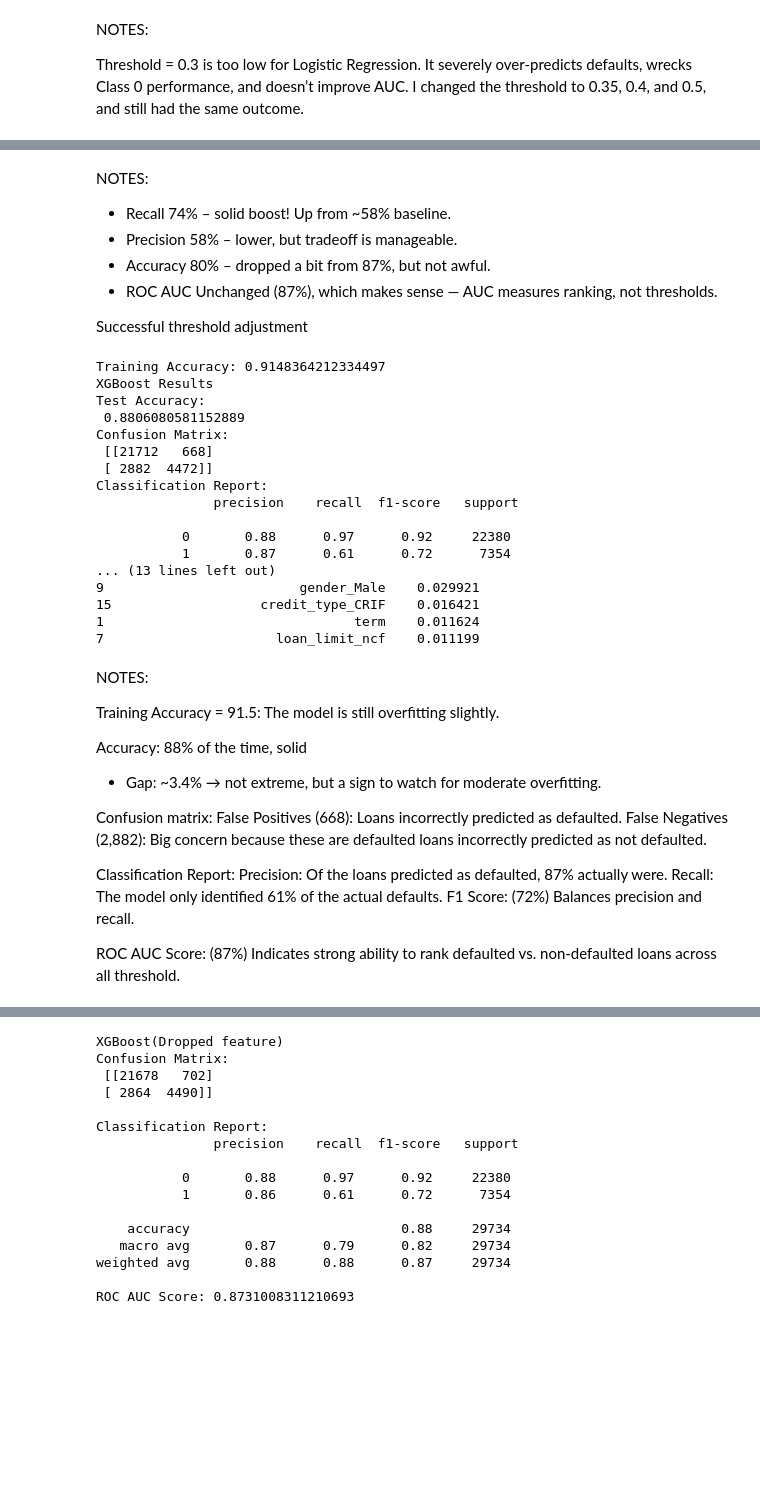
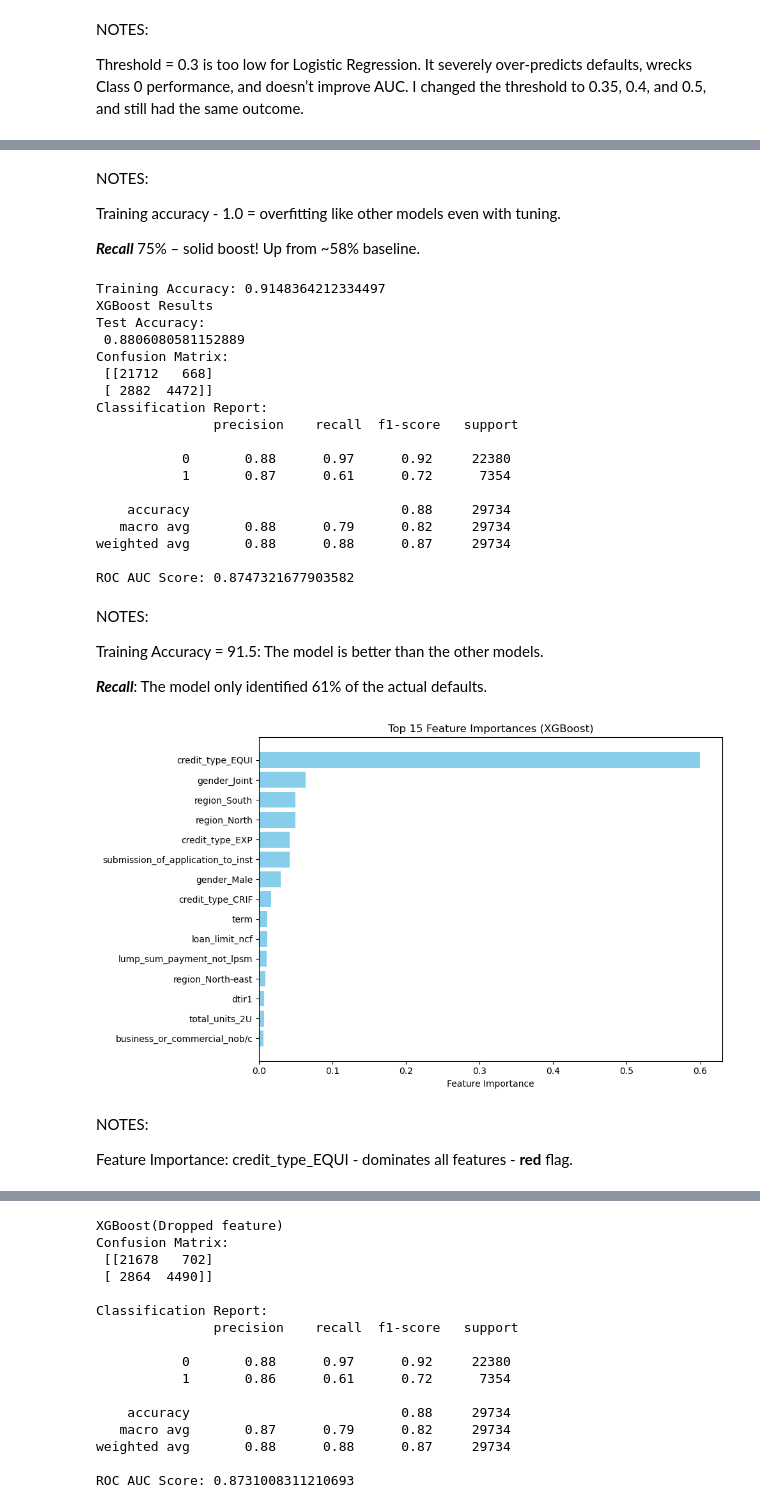
Before and after one commit to ampena1102/Capstone3_LoanDefault, a Jupyter notebook: Loan_Default_Modeling_Final.ipynb, the cells around one changed output, grey strips where cells are left out. Drawn from its saved outputs; the diff is of its cells as text; code cells hidden in the pictures; blank space fills up the shorter version.

```diff
--- a/Loan_Default_Modeling_Final.ipynb
+++ b/Loan_Default_Modeling_Final.ipynb
@@ -1183,12 +1214,9 @@ ROC AUC: 0.8670122410326444
 # %% [markdown]
 NOTES:
 
-- Recall 74% – solid boost! Up from ~58% baseline.
-- Precision 58% – lower, but tradeoff is manageable.
-- Accuracy 80% – dropped a bit from 87%, but not awful.
-- ROC AUC Unchanged (87%), which makes sense — AUC measures ranking, not thresholds.
+Training accuracy - 1.0 = overfitting like other models even with tuning.
 
-Successful threshold adjustment
+***Recall*** 75% – solid boost! Up from ~58% baseline.
 # %%
 from xgboost import XGBClassifier
 
@@ -1214,13 +1242,6 @@ print("Test Accuracy:\n", accuracy_score(y_test, y_pred_xgb))
 print("Confusion Matrix:\n", confusion_matrix(y_test, y_pred_xgb))
 print("Classification Report:\n", classification_report(y_test, y_pred_xgb))
 print("ROC AUC Score:", roc_auc_score(y_test, y_prob_xgb))
-
-# Feature Importance
-feat_importance = pd.DataFrame({
-    'Feature': X.columns,
-    'Importance': xgb_model.feature_importances_
-}).sort_values(by='Importance', ascending=False)
-print(feat_importance.head(10))
 # %% [output]
 Training Accuracy: 0.9148364212334497
 XGBoost Results
@@ -1234,25 +1255,44 @@ Classification Report:
 
            0       0.88      0.97      0.92     22380
            1       0.87      0.61      0.72      7354
-... (13 lines left out)
-9                         gender_Male    0.029921
-15                   credit_type_CRIF    0.016421
-1                                term    0.011624
-7                      loan_limit_ncf    0.011199
+
+    accuracy                           0.88     29734
+   macro avg       0.88      0.79      0.82     29734
+weighted avg       0.88      0.88      0.87     29734
+
+ROC AUC Score: 0.8747321677903582
+# %% [markdown]
+NOTES:
+
+Training Accuracy = 91.5: The model is better than the other models.
+
+***Recall***: The model only identified 61% of the actual defaults.
+# %%
+# Get feature importances from best_rf
+importances = xgb_model.feature_importances_
+feature_names = X.columns
+
+# Create DataFrame for sorting
+feat_imp_df = pd.DataFrame({
+    'Feature': feature_names,
+    'Importance': importances
+}).sort_values(by='Importance', ascending=False).head(15)  # top 15 for clarity
+
+# Plot
+plt.figure(figsize=(10, 6))
+plt.barh(feat_imp_df['Feature'], feat_imp_df['Importance'], color='skyblue')
+plt.xlabel('Feature Importance')
+plt.title('Top 15 Feature Importances (XGBoost)')
+plt.gca().invert_yaxis()  # Highest at top
+plt.tight_layout()
+plt.show()
+# %% [output]
+[figure, added]
 # %% [markdown]
 NOTES:
 
-Training Accuracy = 91.5: The model is still overfitting slightly.
-
-Accuracy: 88% of the time, solid
-
- - Gap: ~3.4% → not extreme, but a sign to watch for moderate overfitting.
-
-Confusion matrix: False Positives (668): Loans incorrectly predicted as defaulted. False Negatives (2,882): Big concern because these are defaulted loans incorrectly predicted as not defaulted.
-
-Classification Report: Precision: Of the loans predicted as defaulted, 87% actually were. Recall: The model only identified 61% of the actual defaults. F1 Score: (72%) Balances precision and recall.
-
-ROC AUC Score: (87%) Indicates strong ability to rank defaulted vs. non-defaulted loans across all threshold.
+Feature Importance:
+credit_type_EQUI - dominates all features - **red** flag.
 # %%
 # Improve Recall(find more defaulters)
 # Custom threshold evaluation
```
Also changed, not shown: parts of 56 cells of this notebook.
